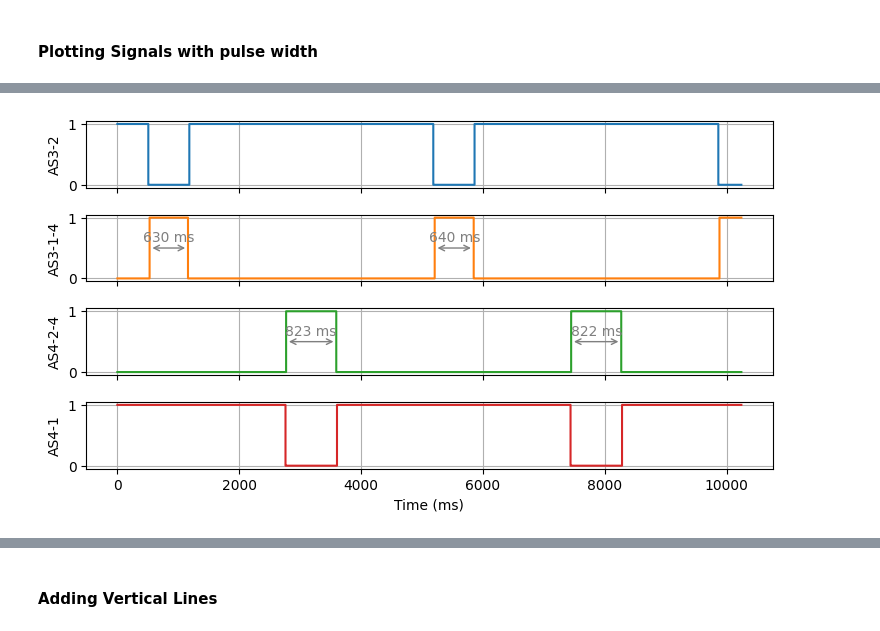
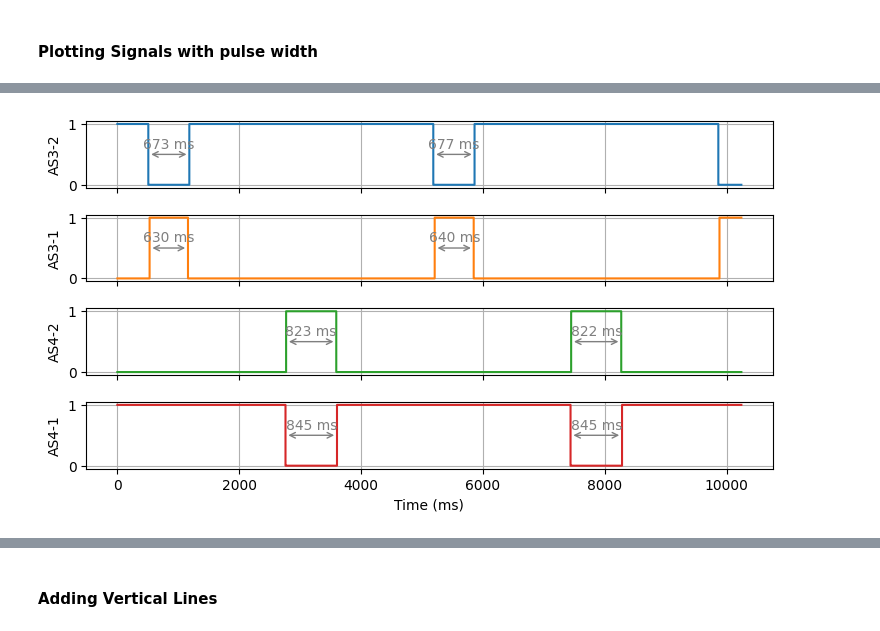
Before and after one commit to edyatl/analyzer-reporter, a Jupyter notebook: analyzer_report.ipynb, the cells around one changed output, grey strips where cells are left out. Saved outputs shown, nothing was run; the diff lists cells and outputs as text; code cells hidden in the pictures.

```diff
--- a/analyzer_report.ipynb
+++ b/analyzer_report.ipynb
@@ -730,7 +758,6 @@ The `SignalGrapher` class is part of the analyzer_reporter project and is design
 [interactive output not drawn]
 # %%
 import pandas as pd
-
 import matplotlib.pyplot as plt
 from matplotlib import figure as pltfg
 
@@ -748,6 +775,7 @@ class SignalGrapher:
         filtered_signals_df: pd.DataFrame,
         pulse_counts: dict,
         pulse_points_width: dict,
+        rising_signals: dict,
     ) -> None:
         """
         Initialize SignalGrapher.
@@ -759,8 +787,10 @@ class SignalGrapher:
         self.filtered_signals_df = filtered_signals_df
         self.pulse_counts = pulse_counts
         self.pulse_points_width = pulse_points_width
+        self.rising_signals = rising_signals
+        self.signals_to_plot_widths: list = self._get_signals_to_plot()
+        self.vlines: list = []
         self.figure: pltfg.Figure = None
-        self.vlines: list = []
 
         self.logger.debug("Initialized %s", self.__class__.__name__)
 
@@ -790,7 +820,7 @@ class SignalGrapher:
             )
             axes[i].set_ylabel(col)
 
-            if col.endswith("4"):
+            if col in self.signals_to_plot_widths:
                 for x1, x2, width in self.pulse_points_width[col]:
                     self._plot_pulse_width(axes[i], x1, x2, width)
 
@@ -823,6 +853,16 @@ class SignalGrapher:
         """Plot vertical dashed lines."""
         ax.axvline(vline_x, color=cfg.CLR_DICT["purple"], linestyle="--")
 
+    def _get_signals_to_plot(self) -> list:
+        """Get the list of signal names to plot based on cfg.PLOT_WIDTH value."""
+        if cfg.PLOT_WIDTH == "all":
+            return list(self.rising_signals.keys())
+        if cfg.PLOT_WIDTH == "rising":
+            return [key for key, value in self.rising_signals.items() if value]
+        if cfg.PLOT_WIDTH == "falling":
+            return [key for key, value in self.rising_signals.items() if not value]
+        return []
+
     def add_vlines(self, vlines: list) -> None:
         """Add vertical dashed lines."""
         self.vlines = vlines
@@ -867,20 +910,14 @@ This code snippet checks if the column name (representing the signal) ends with
 # %%
-# Rename two columns in DataFrame with adding '-4' at the end
-new_names = [
-    column_name.replace("AS3-1", "AS3-1-4").replace("AS4-2", "AS4-2-4")
-    for column_name in list(grapher.filtered_signals_df.columns)
-]
-
-# Reinstantiate the SignalProcessor
-processor = SignalProcessor(df.set_axis(new_names, axis="columns"))
-
 # Reinstantiate the SignalGrapher
 grapher = SignalGrapher(
-    processor.filtered_signals_df, processor.pulse_count, processor.pulse_points_width
+    processor.filtered_signals_df,
+    processor.pulse_count,
+    processor.pulse_points_width,
+    processor.rising_signals,
 )
 
 # Plot signals and pulses
 grapher.plot_signals()
 # %% [output]
-[figure, old version]
+[figure, new version]
 [interactive output not drawn]
```
Also changed, not shown: parts of 18 cells of this notebook.
